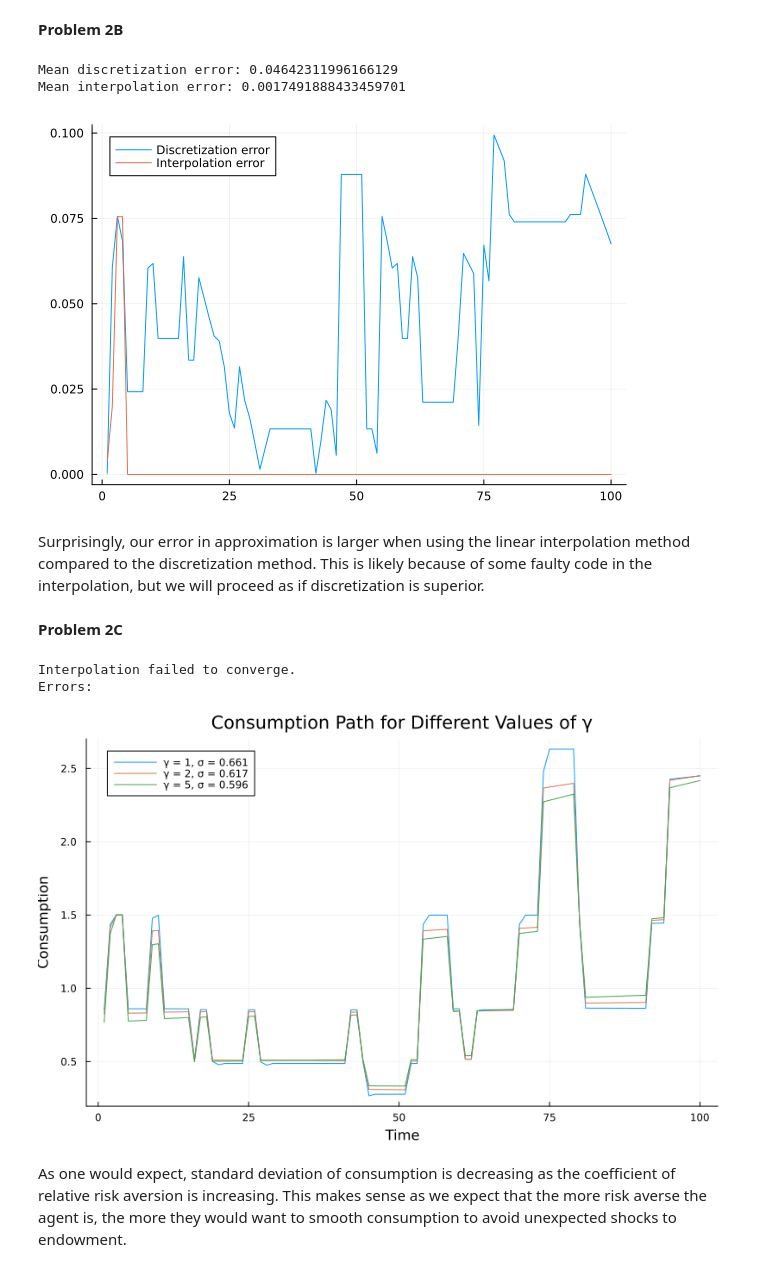
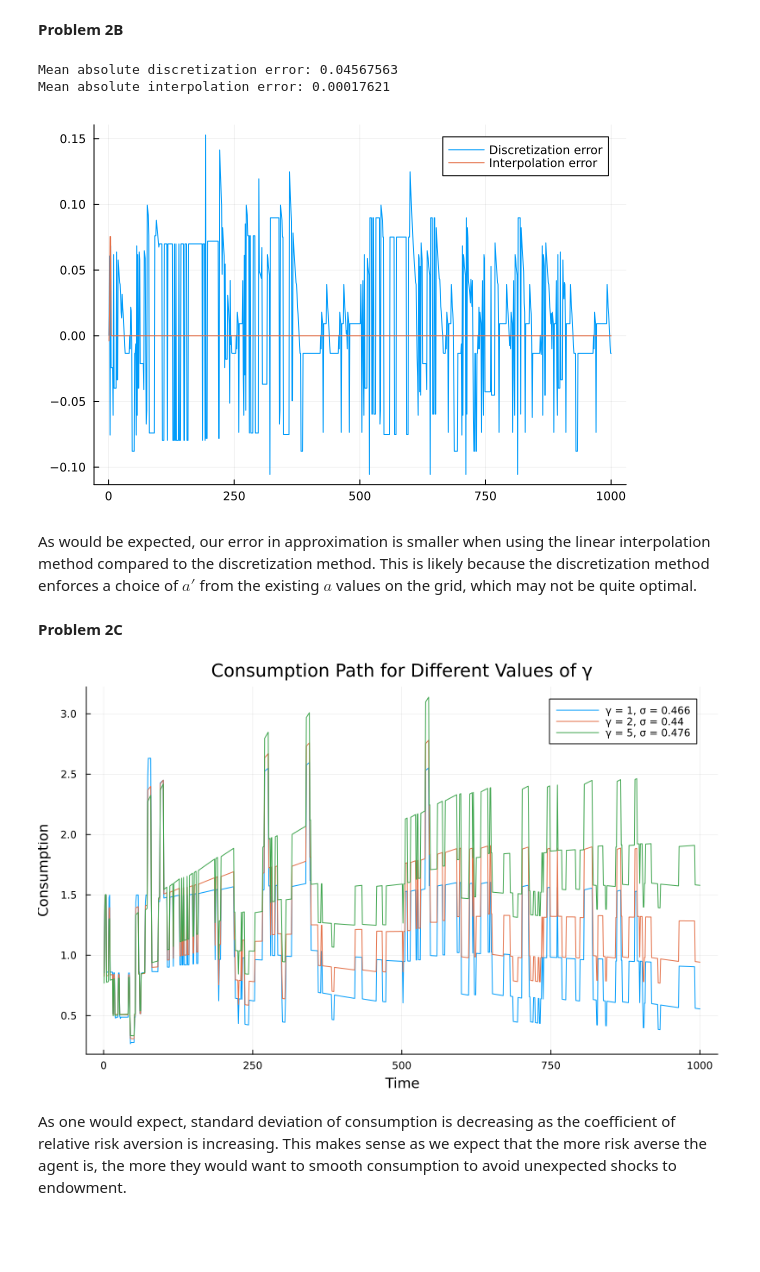
Before and after one commit to Hillard28/QuantEcon-But-Worse-ECON-1026, a Jupyter notebook: pset3/pset3.ipynb, the cells around one changed output. Saved outputs shown, nothing was run; the diff lists cells and outputs as text; code cells hidden in the pictures; blank space fills up the shorter version.

Commit message:
Discretization performance improvements, coding consistency.

```diff
--- a/pset3/pset3.ipynb
+++ b/pset3/pset3.ipynb
@@ -850,7 +850,7 @@ Tail:
 # %% [markdown]
 **Problem 2B**
 # %%
-periods = 100
+periods = 1000
 Y = exp.(simulate!(markov, periods, 1000, 0; random_state=28))
 Ad = Array{Union{Float64, Missing}}(undef, periods)
 Ai = Array{Union{Float64, Missing}}(undef, periods)
@@ -899,7 +899,7 @@ for t = 1:periods
     i = findfirst(asset -> asset == Ad1[t], A_dpolicy)
     Ad2 = Ay1_dpolicy[i, :]
     cd1 = R*Ad1[t] .+ states .- Ad2
-    errord[t] = abs(1 - u_c_inv(β * R * Eu_c(states, Y[t], cd1, γ, Θ), γ) / Cd[t])
+    errord[t] = 1 - u_c_inv(β * R * Eu_c(states, Y[t], cd1, γ, Θ), γ) / Cd[t]
 
     j = findfirst(state -> state == Y[t], states)
     pos = grid_locate(Ay1_ipolicy, M, Ai1[t]; reverse=false)
@@ -909,21 +909,21 @@ for t = 1:periods
         A2m = Ay1_ipolicy[pos, :]
     end
     ci1 = R*Ai1[t] .+ states .- A2m
-    errori[t] = abs(1 - u_c_inv(β * R * Eu_c(states, Y[t], ci1, γ, Θ), γ) / Ci[t])
+    errori[t] = 1 - u_c_inv(β * R * Eu_c(states, Y[t], ci1, γ, Θ), γ) / Ci[t]
 end
-println("Mean discretization error: ", stats.mean(errord))
-println("Mean interpolation error: ", stats.mean(errori))
+println("Mean absolute discretization error: ", round(stats.mean(abs.(errord)), digits=8))
+println("Mean absolute interpolation error: ", round(stats.mean(abs.(errori)), digits=8))
 ;
 # %% [output]
-Mean discretization error: 0.04642311996166129
-Mean interpolation error: 0.0017491888433459701
+Mean absolute discretization error: 0.04567563
+Mean absolute interpolation error: 0.00017621
 # %%
 error_plot = plt.plot(errord, label="Discretization error")
 error_plot = plt.plot!(errori, label="Interpolation error")
 # %% [output]
-[figure, old version]
+[figure, new version]
 # %% [markdown]
-Surprisingly, our error in approximation is larger when using the linear interpolation method compared to the discretization method. This is likely because of some faulty code in the interpolation, but we will proceed as if discretization is superior.
+As would be expected, our error in approximation is smaller when using the linear interpolation method compared to the discretization method. This is likely because the discretization method enforces a choice of $a'$ from the existing $a$ values on the grid, which may not be quite optimal.
 # %% [markdown]
 **Problem 2C**
 # %%
@@ -947,8 +947,9 @@ for γn in gamma_values
         R,
         β,
         γn;
-        max_iterations=1000,
-        tolerance=1e-6,
+        max_iterations=2000,
+        val_tol=1e-6,
+        solver_tol=1e-10,
         print_output=false
     )
     a_path = Array{Union{Float64, Missing}}(undef, periods)
@@ -958,38 +959,36 @@ for γn in gamma_values
         pos = grid_locate(Ay1_dpolicy[:, i_y], length(Ay1_dpolicy[:, i_y]), a_path[t-1]; reverse=false)
         if typeof(pos) == Tuple{Int64, Int64}
             a_path[t] = interpolate(A_dpolicy, Ay1_dpolicy[:, i_y], a_path[t-1], pos)
         else
             a_path[t] = Ay1_dpolicy[pos, i_y]
         end
     end
     c_path = Array{Union{Float64, Missing}}(undef, periods)
     c_path[1] = y_path[1] - a_path[1]
     for t = 2:periods
         c_path[t] = y_path[t] + R*a_path[t-1] - a_path[t]
     end
 
     # Calculate standard deviation of the consumption path
-    std_dev = round(stats.std(c_path), digits=3)
+    std_dev = stats.std(c_path)
 
     # Concatenate gamma and standard deviation to label
-    label = "γ = $γn, σ = $std_dev"
+    label = "γ = $γn, σ = $(round(std_dev, digits=3))"
 
     # Plot consumption path
     if γn == gamma_values[1]
         plt.plot!(plot_main, c_path, label = label)
     else
         plt.plot!(c_path, label = label)
     end
 end
 
 # Add labels and legend
 plt.xlabel!(plot_main, "Time")
 plt.ylabel!(plot_main, "Consumption")
 plt.title!(plot_main, "Consumption Path for Different Values of γ")
 # %% [output]
-Interpolation failed to converge.
-Errors:
-[figure, old version]
+[figure, new version]
 # %% [markdown]
 As one would expect, standard deviation of consumption is decreasing as the coefficient of relative risk aversion is increasing. This makes sense as we expect that the more risk averse the agent is, the more they would want to smooth consumption to avoid unexpected shocks to endowment.
 # %% [markdown]
```
Also changed, not shown: parts of 10 cells of this notebook, 3 other files.
